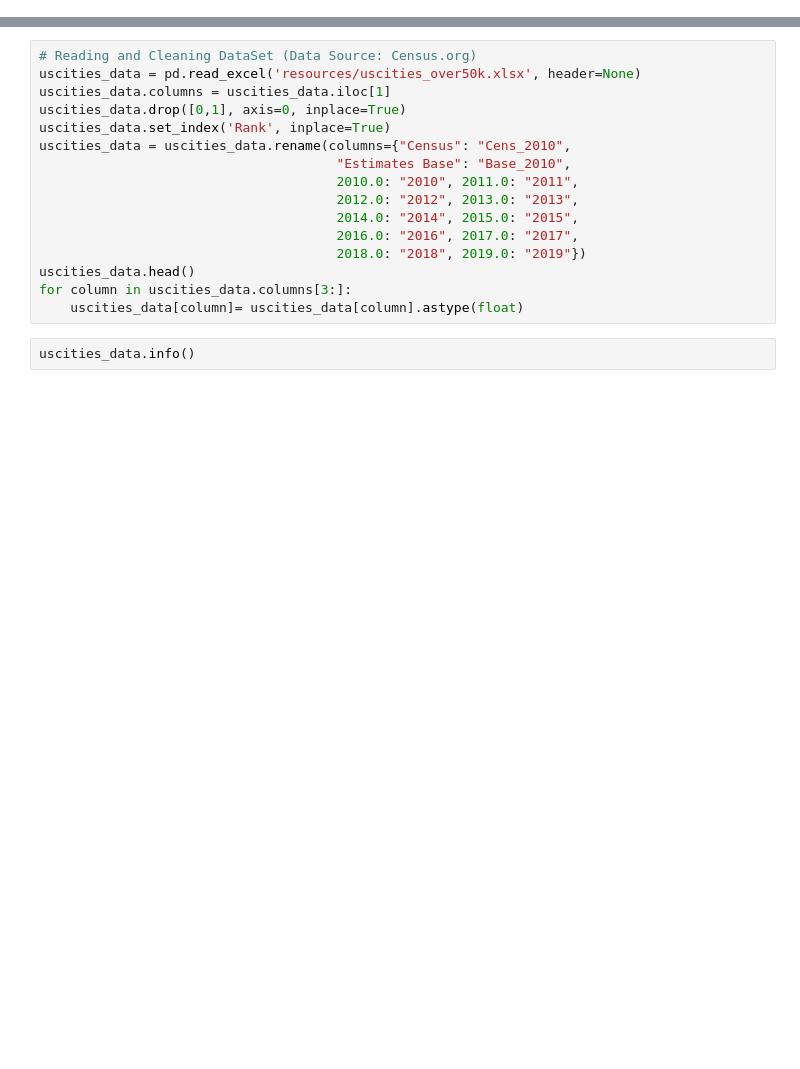
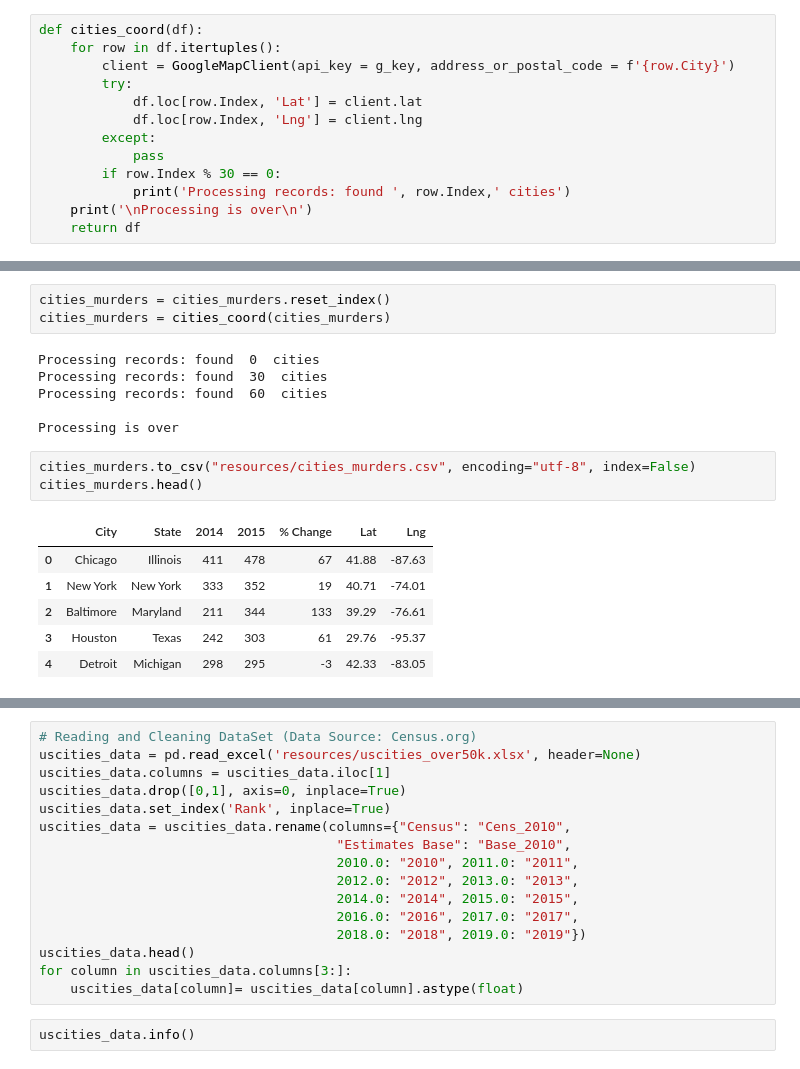
Before and after one commit to OlegRyzhkov2020/API-challenge, a Jupyter notebook: CrimePy_Project/major_cities.ipynb, the cells around one changed output, grey strips where cells are left out. Cells and saved outputs as stored; diff of their text form; blank space fills up the shorter version.

```diff
--- a/CrimePy_Project/major_cities.ipynb
+++ b/CrimePy_Project/major_cities.ipynb
@@ -16,3 +19,16 @@ from config import census_key, g_key
         # search(keyword, radius = 1000, location=None)
         # detail(place_id, fields=["name", "rating", "formatted_phone_number", "formatted_address"])
 from my_func import GoogleMapClient
+# %%
+def cities_coord(df):
+    for row in df.itertuples():
+        client = GoogleMapClient(api_key = g_key, address_or_postal_code = f'{row.City}')
+        try:
+            df.loc[row.Index, 'Lat'] = client.lat
+            df.loc[row.Index, 'Lng'] = client.lng
+        except:
+            pass
+        if row.Index % 30 == 0:
+            print('Processing records: found ', row.Index,' cities')
+    print('\nProcessing is over\n')
+    return df
@@ -18,0 +69,19 @@ from my_func import GoogleMapClient
+# %%
+cities_murders = cities_murders.reset_index()
+cities_murders = cities_coord(cities_murders)
+# %% [output]
+Processing records: found  0  cities
+Processing records: found  30  cities
+Processing records: found  60  cities
+
+Processing is over
+# %%
+cities_murders.to_csv("resources/cities_murders.csv", encoding="utf-8", index=False)
+cities_murders.head()
+# %% [output]
+|  | City | State | 2014 | 2015 | % Change | Lat | Lng |
+| 0 | Chicago | Illinois | 411 | 478 | 67 | 41.88 | -87.63 |
+| 1 | New York | New York | 333 | 352 | 19 | 40.71 | -74.01 |
+| 2 | Baltimore | Maryland | 211 | 344 | 133 | 39.29 | -76.61 |
+| 3 | Houston | Texas | 242 | 303 | 61 | 29.76 | -95.37 |
+| 4 | Detroit | Michigan | 298 | 295 | -3 | 42.33 | -83.05 |
```
Also changed, not shown: parts of 12 cells of this notebook, 4 other files.
